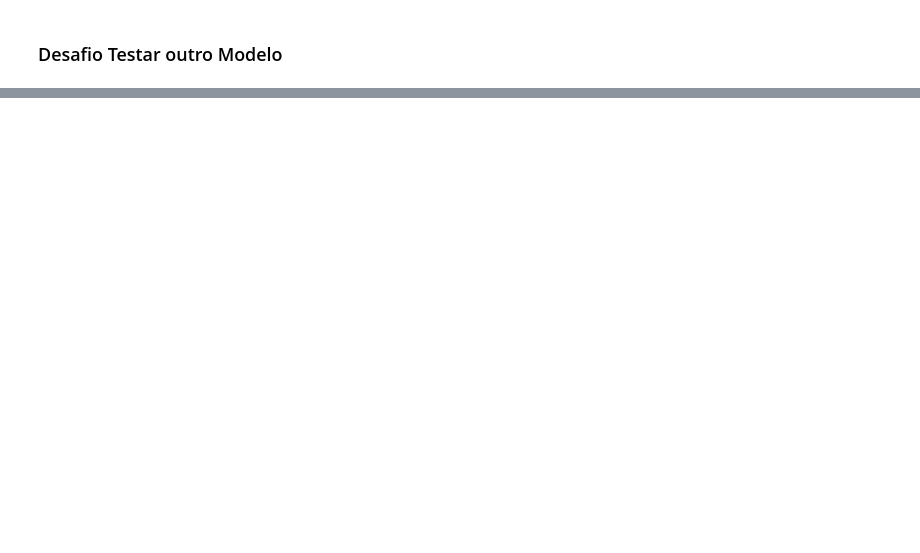
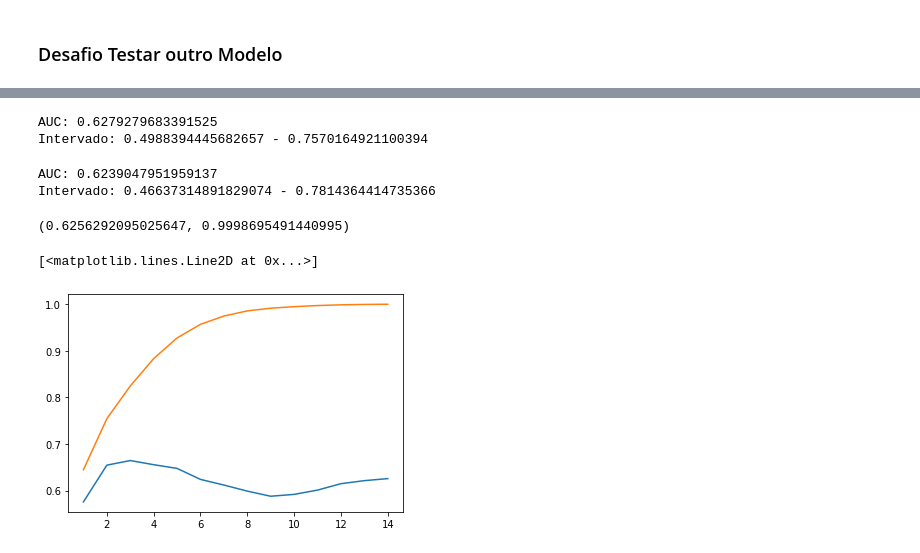
Before and after one commit to Igor-Arantes/Bootcamp-Data-Science-Aplicada, a Jupyter notebook: Modulo 6 - Modelos Métricas e Validação/Machine Learning: Modelos, Métricas e Validação.ipynb, the cells around one changed output, grey strips where cells are left out. Drawn from its saved outputs; the diff is of its cells as text; code cells hidden in the pictures; blank space fills up the shorter version.

```diff
--- a/Modulo 6 - Modelos Métricas e Validação/Machine Learning: Modelos, Métricas e Validação.ipynb
+++ b/Modulo 6 - Modelos Métricas e Validação/Machine Learning: Modelos, Métricas e Validação.ipynb
@@ -350,0 +390,6 @@ accuracy_score(y_test, predicao_neural)
+# %%
+from sklearn.model_selection import RepeatedStratifiedKFold
+
+cv = RepeatedStratifiedKFold(n_splits =5 , n_repeats=10) #embaralhar dados 10 vezes
+
+cross_validate(modelo, x, y, cv=cv)
@@ -366,0 +450,50 @@ Intervado: 0.6169376308776426 - 0.827089354073058
+# %%
+roda_n_modelo_cv(modelo_arvore, dados_limpos, 5,10)
+# %% [output]
+AUC: 0.6279279683391525
+Intervado: 0.4988394445682657 - 0.7570164921100394
+# %%
+modelo_arvore = DecisionTreeClassifier(max_depth=6)
+
+roda_n_modelo_cv(modelo_arvore, dados_limpos, 5,10)
+# %% [output]
+AUC: 0.6239047951959137
+Intervado: 0.46637314891829074 - 0.7814364414735366
+# %%
+def roda_modelo_cv(modelo, dados,n_splits, n_repeats):
+
+    np.random.seed(1231234)
+    dados = dados.sample(frac=1).reset_index(drop=True) #embaralhar antes de passar pro modelo
+    x_columns = dados.columns
+    y = dados["ICU"]
+    x = dados[x_columns].drop(["ICU","WINDOW"], axis=1)
+    cv = RepeatedStratifiedKFold(n_splits =n_splits , n_repeats=n_repeats)
+    resultados = cross_validate(modelo, x, y, cv=cv, scoring='roc_auc', return_train_score=True)
+
+    auc_medio = np.mean(resultados['test_score'])
+    auc_medio_treino = np.mean(resultados['train_score'])
+    auc_std = np.std(resultados['test_score'])
+    #print(f"AUC: {auc_medio}")
+    #print(f"Intervado: {auc_medio - 2*auc_std} - {auc_medio + 2*auc_std}")
+    #print(f"AUC TEST: {auc_medio_treino}")
+    return auc_medio, auc_medio_treino
+# %%
+print(roda_modelo_cv(modelo_arvore, dados_limpos, 5,10))
+# %% [output]
+(0.6256292095025647, 0.9998695491440995)
+# %%
+teste_lista=[]
+treino_lista=[]
+for i in range(1,15):
+    modelo_arvore = DecisionTreeClassifier(max_depth=i)
+    teste, treino = roda_modelo_cv(modelo_arvore, dados_limpos, 5,10)
+    teste_lista.append(teste)
+    treino_lista.append(treino)
+# %%
+x = range(1,15)
+
+plt.plot(x,teste_lista)
+plt.plot(x,treino_lista)
+# %% [output]
+[<matplotlib.lines.Line2D at 0x...>]
+[figure, added]
```
Also changed, not shown: parts of 47 cells of this notebook, 1 other file.
